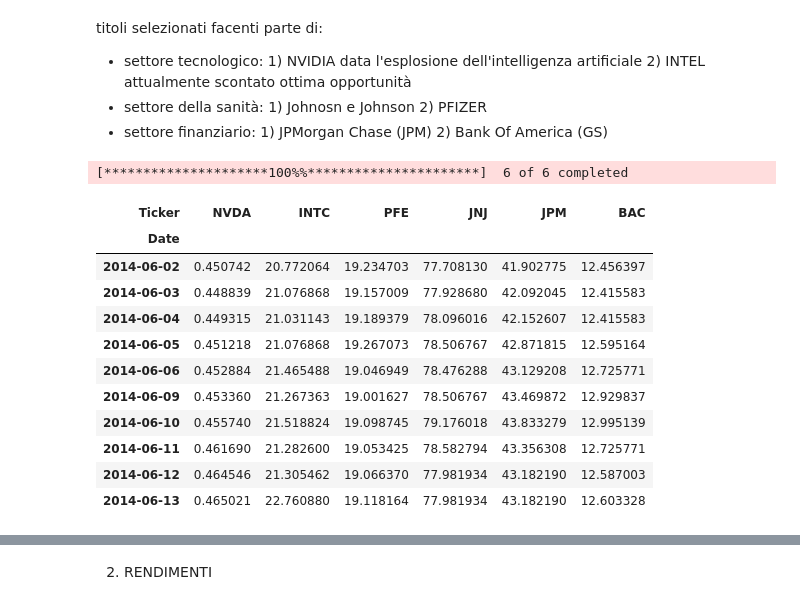
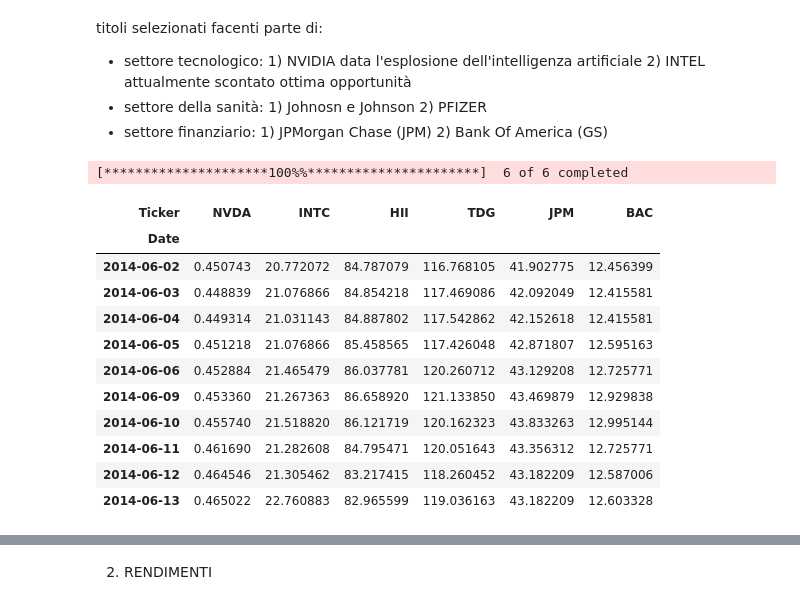
Before and after one commit to IlRickIs/BISF-project, a Jupyter notebook: project.ipynb, the cells around one changed output, grey strips where cells are left out. Saved outputs shown, nothing was run; the diff lists cells and outputs as text; code cells hidden in the pictures.

```diff
--- a/project.ipynb
+++ b/project.ipynb
@@ -17,26 +17,26 @@ IMAGE_PATH = 'images/'
 # %%
 #iniziamo a scaricare i dati storici dei titoli
 start_date = dt.datetime(2014,5,31)
 end_date = dt.datetime(2024,5,31)
 
-tickers = ["NVDA", "INTC", "PFE", "JNJ", "JPM", "BAC"]
+tickers = ["NVDA", "INTC", "HII", "TDG", "JPM", "BAC"]
 # scarichiamo i dati di tutti i titoli
 
 data_df = yf.download(tickers, start=start_date, end=end_date)["Adj Close"]
 #riordiniamo le colonne
 data_df = data_df[tickers]
 data_df.head(10)
 # %% [output]
 [*********************100%%**********************]  6 of 6 completed
-| Ticker | NVDA | INTC | PFE | JNJ | JPM | BAC |
+| Ticker | NVDA | INTC | HII | TDG | JPM | BAC |
 | Date |  |  |  |  |  |  |
-| 2014-06-02 | 0.450742 | 20.772064 | 19.234703 | 77.708130 | 41.902775 | 12.456397 |
-| 2014-06-03 | 0.448839 | 21.076868 | 19.157009 | 77.928680 | 42.092045 | 12.415583 |
-| 2014-06-04 | 0.449315 | 21.031143 | 19.189379 | 78.096016 | 42.152607 | 12.415583 |
-| 2014-06-05 | 0.451218 | 21.076868 | 19.267073 | 78.506767 | 42.871815 | 12.595164 |
-| 2014-06-06 | 0.452884 | 21.465488 | 19.046949 | 78.476288 | 43.129208 | 12.725771 |
-| 2014-06-09 | 0.453360 | 21.267363 | 19.001627 | 78.506767 | 43.469872 | 12.929837 |
-| 2014-06-10 | 0.455740 | 21.518824 | 19.098745 | 79.176018 | 43.833279 | 12.995139 |
-| 2014-06-11 | 0.461690 | 21.282600 | 19.053425 | 78.582794 | 43.356308 | 12.725771 |
-| 2014-06-12 | 0.464546 | 21.305462 | 19.066370 | 77.981934 | 43.182190 | 12.587003 |
-| 2014-06-13 | 0.465021 | 22.760880 | 19.118164 | 77.981934 | 43.182190 | 12.603328 |
+| 2014-06-02 | 0.450743 | 20.772072 | 84.787079 | 116.768105 | 41.902775 | 12.456399 |
+| 2014-06-03 | 0.448839 | 21.076866 | 84.854218 | 117.469086 | 42.092049 | 12.415581 |
+| 2014-06-04 | 0.449314 | 21.031143 | 84.887802 | 117.542862 | 42.152618 | 12.415581 |
+| 2014-06-05 | 0.451218 | 21.076866 | 85.458565 | 117.426048 | 42.871807 | 12.595163 |
+| 2014-06-06 | 0.452884 | 21.465479 | 86.037781 | 120.260712 | 43.129208 | 12.725771 |
+| 2014-06-09 | 0.453360 | 21.267363 | 86.658920 | 121.133850 | 43.469879 | 12.929838 |
+| 2014-06-10 | 0.455740 | 21.518820 | 86.121719 | 120.162323 | 43.833263 | 12.995144 |
+| 2014-06-11 | 0.461690 | 21.282608 | 84.795471 | 120.051643 | 43.356312 | 12.725771 |
+| 2014-06-12 | 0.464546 | 21.305462 | 83.217415 | 118.260452 | 43.182209 | 12.587006 |
+| 2014-06-13 | 0.465022 | 22.760883 | 82.965599 | 119.036163 | 43.182209 | 12.603328 |
```
Also changed, not shown: parts of 18 cells of this notebook, 1 other file.
